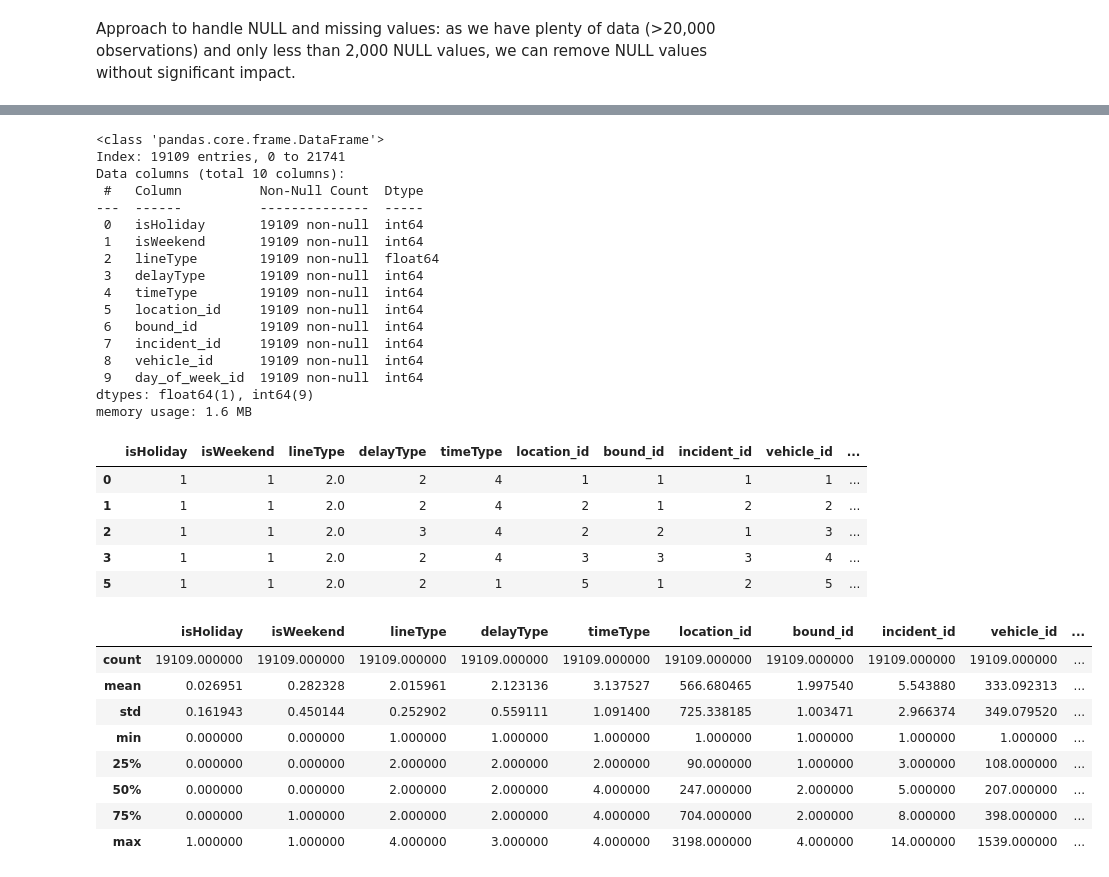
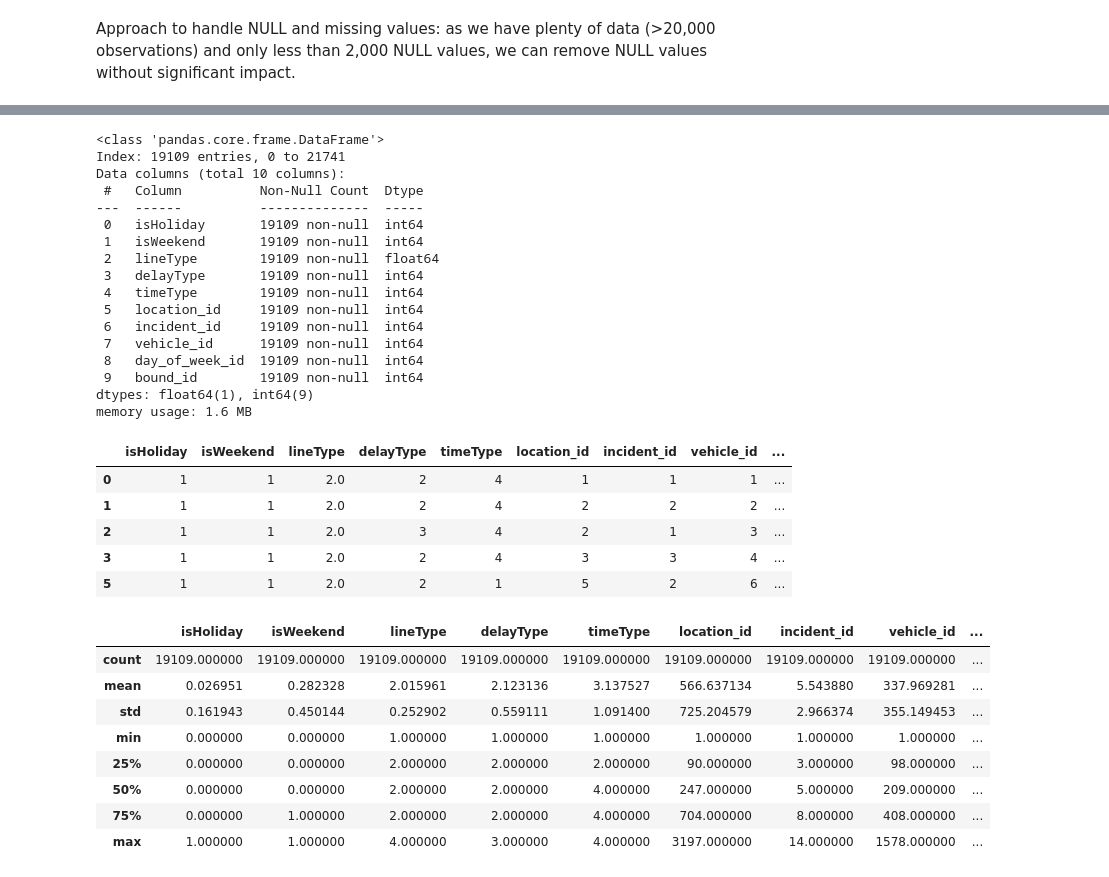
Before and after one commit to lee-data/TTC-streetcar-delay, a Jupyter notebook: src/team24main.ipynb, the cells around one changed output, grey strips where cells are left out. Saved outputs shown, nothing was run; the diff lists cells and outputs as text; code cells hidden in the pictures.

Commit message:
Improved the DropNA code

```diff
--- a/src/team24main.ipynb
+++ b/src/team24main.ipynb
@@ -175,27 +175,32 @@ df['timeType'] = df['incident_time'].apply(categorize_time)
 
 
 # Clean and factorize columns: location, bound, incident, vehicle, day_of_week
+
+# Define a helper function
 def clean_and_factorize(df, column_name, valid_values=None):
-    df[column_name] = df[column_name].str.strip() # Remove leading and trailing spaces
-    df[column_name].fillna('Unknown', inplace=True) # Handle null values
+    # Remove leading and trailing spaces
+    df[column_name] = df[column_name].str.strip()
+
+    # Drop null values
+    df = df.dropna(subset=[column_name])
 
     # If valid values are provided, filter the dataframe
     if valid_values:
         df = df[df[column_name].isin(valid_values)]
 
     # Assign unique numeric values
-    new_column_name = f"{column_name}_id"
-    df[new_column_name] = pd.factorize(df[column_name])[0] + 1
+    df[f"{column_name}_id"] = pd.factorize(df[column_name])[0] + 1
     return df
+
+# Assuming your DataFrame is named df
 
 # Apply the function to each column
 df = clean_and_factorize(df, 'location')
-df = clean_and_factorize(df, 'bound', valid_values=['N', 'S', 'W', 'E'])
 df = clean_and_factorize(df, 'incident')
 df = clean_and_factorize(df, 'vehicle')
-df = clean_and_factorize(df, 'day_of_week', valid_values=['Monday', 'Tuesday', 'Wednesday', 'Thursday', 'Friday', 'Saturday', 'Sunday'])
+df = clean_and_factorize(df, 'day_of_week')
+df = clean_and_factorize(df, 'bound', valid_values=['N', 'S', 'W', 'E'])
 
-
-# Display the DataFrame with the new columns
+# Display the DataFrame
 df.head()
 # %% [output]
@@ -230,11 +223,8 @@ columns_to_drop = ['incident_date', 'line', 'min_gap', 'lineId', 'isEndOfMth', '
 # Drop the specified columns
 df_cleaned = df.drop(columns=columns_to_drop)
 
-# Drop all rows with any NULL values:
-df_dropna = df_cleaned.dropna()
-
 # Verify if any NULL values remain, and assess dtype:
-df_dropna.info()
+df_cleaned.info()
 # %% [output]
 <class 'pandas.core.frame.DataFrame'>
 Index: 19109 entries, 0 to 21741
@@ -247,32 +237,32 @@ Data columns (total 10 columns):
  3   delayType       19109 non-null  int64
  4   timeType        19109 non-null  int64
  5   location_id     19109 non-null  int64
- 6   bound_id        19109 non-null  int64
- 7   incident_id     19109 non-null  int64
- 8   vehicle_id      19109 non-null  int64
- 9   day_of_week_id  19109 non-null  int64
+ 6   incident_id     19109 non-null  int64
+ 7   vehicle_id      19109 non-null  int64
+ 8   day_of_week_id  19109 non-null  int64
+ 9   bound_id        19109 non-null  int64
 dtypes: float64(1), int64(9)
 memory usage: 1.6 MB
 # %%
 # Visualize the cleaned dataset:
-df_dropna.head()
+df_cleaned.head()
 # %% [output]
-|  | isHoliday | isWeekend | lineType | delayType | timeType | location_id | bound_id | incident_id | vehicle_id | ... |
-| 0 | 1 | 1 | 2.0 | 2 | 4 | 1 | 1 | 1 | 1 | ... |
-| 1 | 1 | 1 | 2.0 | 2 | 4 | 2 | 1 | 2 | 2 | ... |
-| 2 | 1 | 1 | 2.0 | 3 | 4 | 2 | 2 | 1 | 3 | ... |
-| 3 | 1 | 1 | 2.0 | 2 | 4 | 3 | 3 | 3 | 4 | ... |
-| 5 | 1 | 1 | 2.0 | 2 | 1 | 5 | 1 | 2 | 5 | ... |
+|  | isHoliday | isWeekend | lineType | delayType | timeType | location_id | incident_id | vehicle_id | ... |
+| 0 | 1 | 1 | 2.0 | 2 | 4 | 1 | 1 | 1 | ... |
+| 1 | 1 | 1 | 2.0 | 2 | 4 | 2 | 2 | 2 | ... |
+| 2 | 1 | 1 | 2.0 | 3 | 4 | 2 | 1 | 3 | ... |
+| 3 | 1 | 1 | 2.0 | 2 | 4 | 3 | 3 | 4 | ... |
+| 5 | 1 | 1 | 2.0 | 2 | 1 | 5 | 2 | 6 | ... |
 # %%
 # Verify that the values are as expected (e.g., min and max)
-df_dropna.describe()
+df_cleaned.describe()
 # %% [output]
-|  | isHoliday | isWeekend | lineType | delayType | timeType | location_id | bound_id | incident_id | vehicle_id | ... |
-| count | 19109.000000 | 19109.000000 | 19109.000000 | 19109.000000 | 19109.000000 | 19109.000000 | 19109.000000 | 19109.000000 | 19109.000000 | ... |
-| mean | 0.026951 | 0.282328 | 2.015961 | 2.123136 | 3.137527 | 566.680465 | 1.997540 | 5.543880 | 333.092313 | ... |
-| std | 0.161943 | 0.450144 | 0.252902 | 0.559111 | 1.091400 | 725.338185 | 1.003471 | 2.966374 | 349.079520 | ... |
-| min | 0.000000 | 0.000000 | 1.000000 | 1.000000 | 1.000000 | 1.000000 | 1.000000 | 1.000000 | 1.000000 | ... |
-| 25% | 0.000000 | 0.000000 | 2.000000 | 2.000000 | 2.000000 | 90.000000 | 1.000000 | 3.000000 | 108.000000 | ... |
-| 50% | 0.000000 | 0.000000 | 2.000000 | 2.000000 | 4.000000 | 247.000000 | 2.000000 | 5.000000 | 207.000000 | ... |
-| 75% | 0.000000 | 1.000000 | 2.000000 | 2.000000 | 4.000000 | 704.000000 | 2.000000 | 8.000000 | 398.000000 | ... |
-| max | 1.000000 | 1.000000 | 4.000000 | 3.000000 | 4.000000 | 3198.000000 | 4.000000 | 14.000000 | 1539.000000 | ... |
+|  | isHoliday | isWeekend | lineType | delayType | timeType | location_id | incident_id | vehicle_id | ... |
+| count | 19109.000000 | 19109.000000 | 19109.000000 | 19109.000000 | 19109.000000 | 19109.000000 | 19109.000000 | 19109.000000 | ... |
+| mean | 0.026951 | 0.282328 | 2.015961 | 2.123136 | 3.137527 | 566.637134 | 5.543880 | 337.969281 | ... |
+| std | 0.161943 | 0.450144 | 0.252902 | 0.559111 | 1.091400 | 725.204579 | 2.966374 | 355.149453 | ... |
+| min | 0.000000 | 0.000000 | 1.000000 | 1.000000 | 1.000000 | 1.000000 | 1.000000 | 1.000000 | ... |
+| 25% | 0.000000 | 0.000000 | 2.000000 | 2.000000 | 2.000000 | 90.000000 | 3.000000 | 98.000000 | ... |
+| 50% | 0.000000 | 0.000000 | 2.000000 | 2.000000 | 4.000000 | 247.000000 | 5.000000 | 209.000000 | ... |
+| 75% | 0.000000 | 1.000000 | 2.000000 | 2.000000 | 4.000000 | 704.000000 | 8.000000 | 408.000000 | ... |
+| max | 1.000000 | 1.000000 | 4.000000 | 3.000000 | 4.000000 | 3197.000000 | 14.000000 | 1578.000000 | ... |
```
Also changed, not shown: parts of 1 cell of this notebook.
